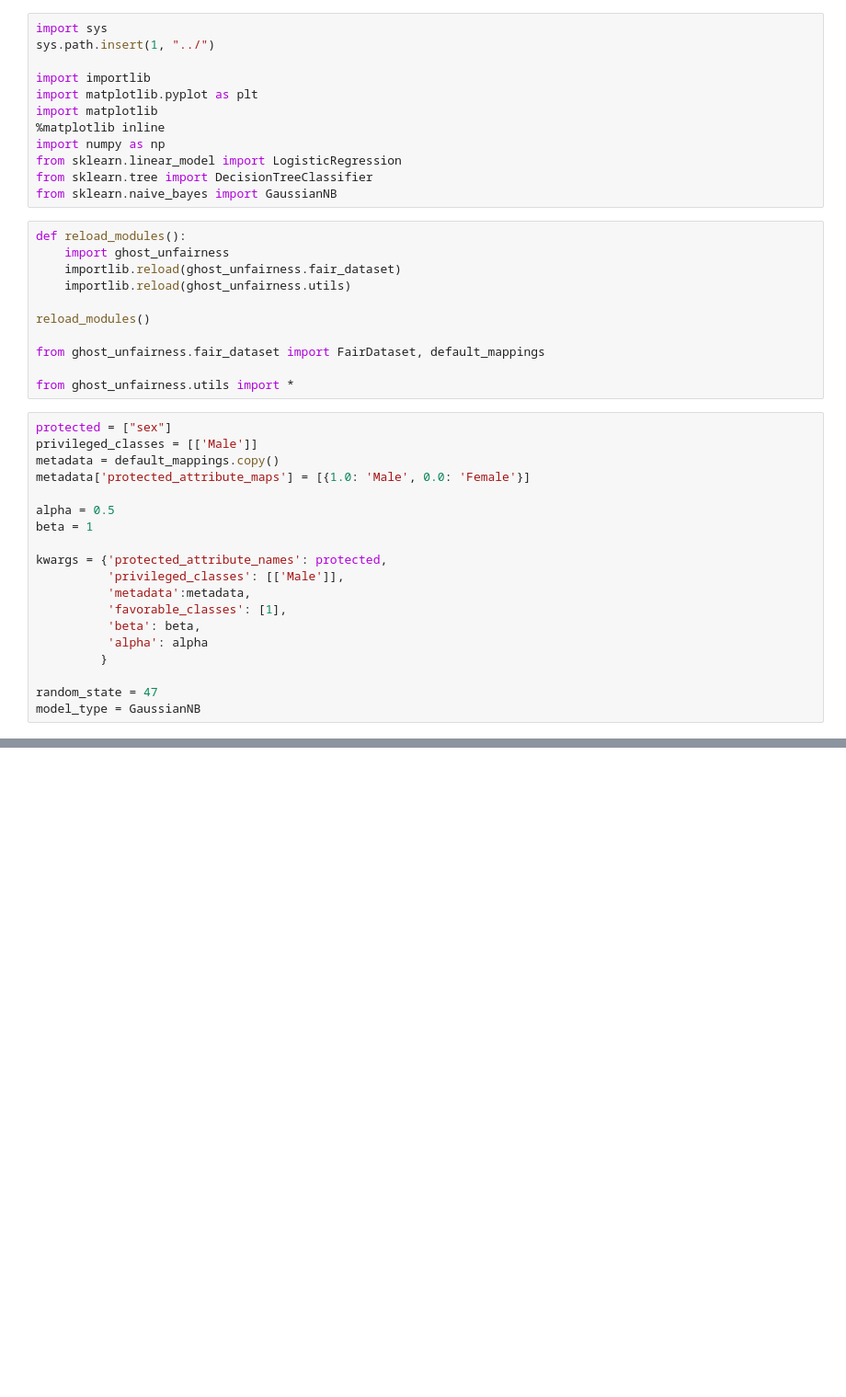
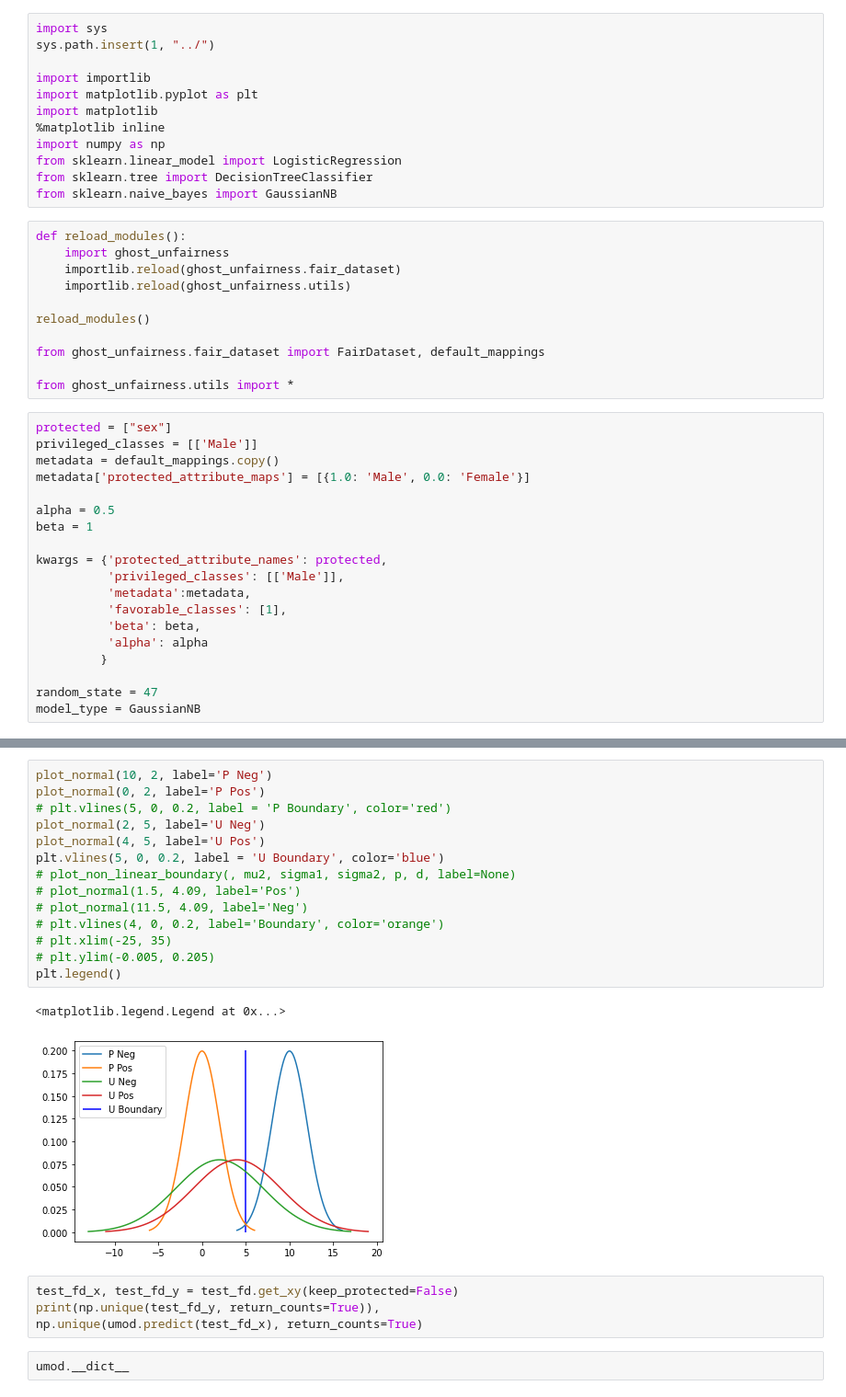
Before and after one commit to rakinhaider/Inherent-AI-Bias, a Jupyter notebook: notebooks/ECML 2021.ipynb, the cells around one changed output, grey strips where cells are left out. Shown at 92% size. Saved outputs shown, nothing was run; the diff lists cells and outputs as text; blank space fills up the shorter version.

```diff
--- a/notebooks/ECML 2021.ipynb
+++ b/notebooks/ECML 2021.ipynb
@@ -337,0 +304,23 @@ plt.legend()
+# %%
+plot_normal(10, 2, label='P Neg')
+plot_normal(0, 2, label='P Pos')
+# plt.vlines(5, 0, 0.2, label = 'P Boundary', color='red')
+plot_normal(2, 5, label='U Neg')
+plot_normal(4, 5, label='U Pos')
+plt.vlines(5, 0, 0.2, label = 'U Boundary', color='blue')
+# plot_non_linear_boundary(, mu2, sigma1, sigma2, p, d, label=None)
+# plot_normal(1.5, 4.09, label='Pos')
+# plot_normal(11.5, 4.09, label='Neg')
+# plt.vlines(4, 0, 0.2, label='Boundary', color='orange')
+# plt.xlim(-25, 35)
+# plt.ylim(-0.005, 0.205)
+plt.legend()
+# %% [output]
+<matplotlib.legend.Legend at 0x...>
+[figure, added]
+# %%
+test_fd_x, test_fd_y = test_fd.get_xy(keep_protected=False)
+print(np.unique(test_fd_y, return_counts=True)),
+np.unique(umod.predict(test_fd_x), return_counts=True)
+# %%
+umod.__dict__
```
Also changed, not shown: parts of 17 cells of this notebook, 3 other files.
